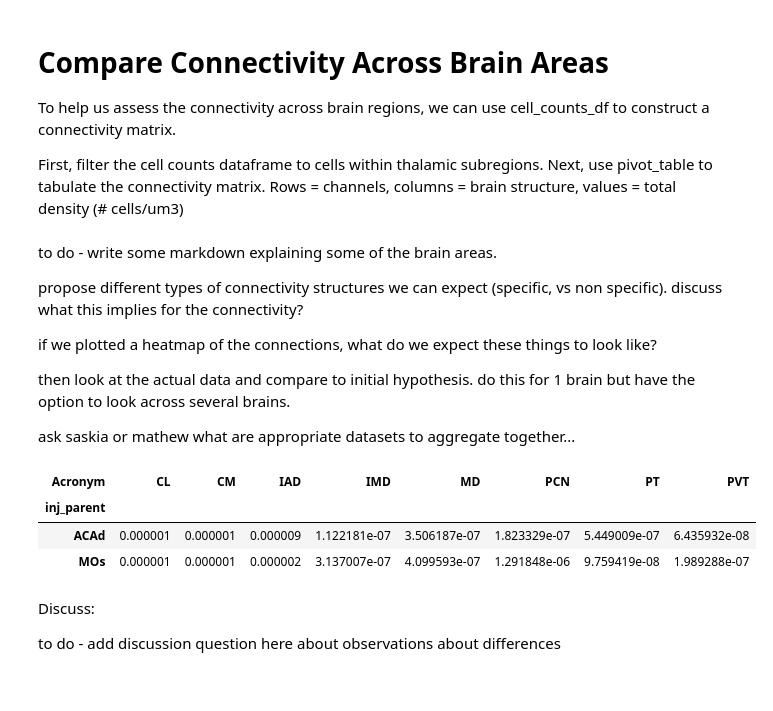
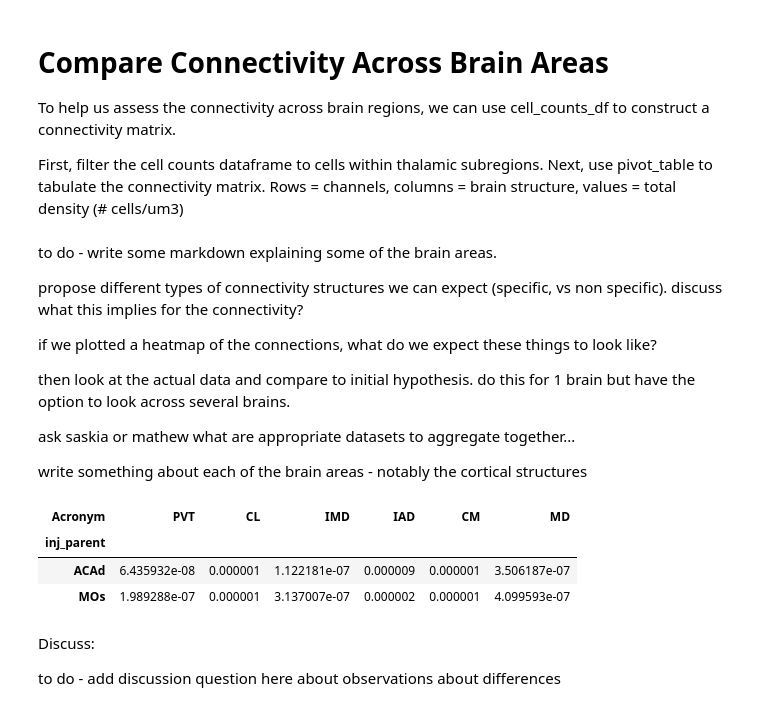
Before and after one commit to leesuyee/mesoscale-connectivity-tutorial, a Jupyter notebook: mesoscale_connectivity_coding_activity.ipynb, the cells around one changed output. Saved outputs shown, nothing was run; the diff lists cells and outputs as text; code cells hidden in the pictures.

```diff
--- a/mesoscale_connectivity_coding_activity.ipynb
+++ b/mesoscale_connectivity_coding_activity.ipynb
@@ -570,22 +578,27 @@ if we plotted a heatmap of the connections, what do we expect these things to lo
 then look at the actual data and compare to initial hypothesis. do this for 1 brain but have the option to look across several brains.
 
 ask saskia or mathew what are appropriate datasets to aggregate together...
+
+write something about each of the brain areas - notably the cortical structures
 # %%
 # thalamic subregions of interest (leaf nodes)
-roiList = ["MD", "PT", "IAD", "PVT", "IMD", "CM", "PCN", "CL"]
+roiList = ["PVT", "CL", "IMD", "IAD", "CM", "MD"]
 
 # filter the df for cells within the roiList
 filtered_cell_counts_df = cell_counts_df[cell_counts_df["Acronym"].isin(roiList)]
 
 conn_mat = filtered_cell_counts_df.pivot_table(index = "inj_parent",
                                       columns = "Acronym",
                                       values = "Total_Density")
+
+# Reorder the columns based on the roiList order
+conn_mat = conn_mat[roiList]
 conn_mat
 # %% [output]
-| Acronym | CL | CM | IAD | IMD | MD | PCN | PT | PVT |
-| inj_parent |  |  |  |  |  |  |  |  |
-| ACAd | 0.000001 | 0.000001 | 0.000009 | 1.122181e-07 | 3.506187e-07 | 1.823329e-07 | 5.449009e-07 | 6.435932e-08 |
-| MOs | 0.000001 | 0.000001 | 0.000002 | 3.137007e-07 | 4.099593e-07 | 1.291848e-06 | 9.759419e-08 | 1.989288e-07 |
+| Acronym | PVT | CL | IMD | IAD | CM | MD |
+| inj_parent |  |  |  |  |  |  |
+| ACAd | 6.435932e-08 | 0.000001 | 1.122181e-07 | 0.000009 | 0.000001 | 3.506187e-07 |
+| MOs | 1.989288e-07 | 0.000001 | 3.137007e-07 | 0.000002 | 0.000001 | 4.099593e-07 |
 # %% [markdown]
 Discuss:
 
```
Also changed, not shown: parts of 8 cells of this notebook.
